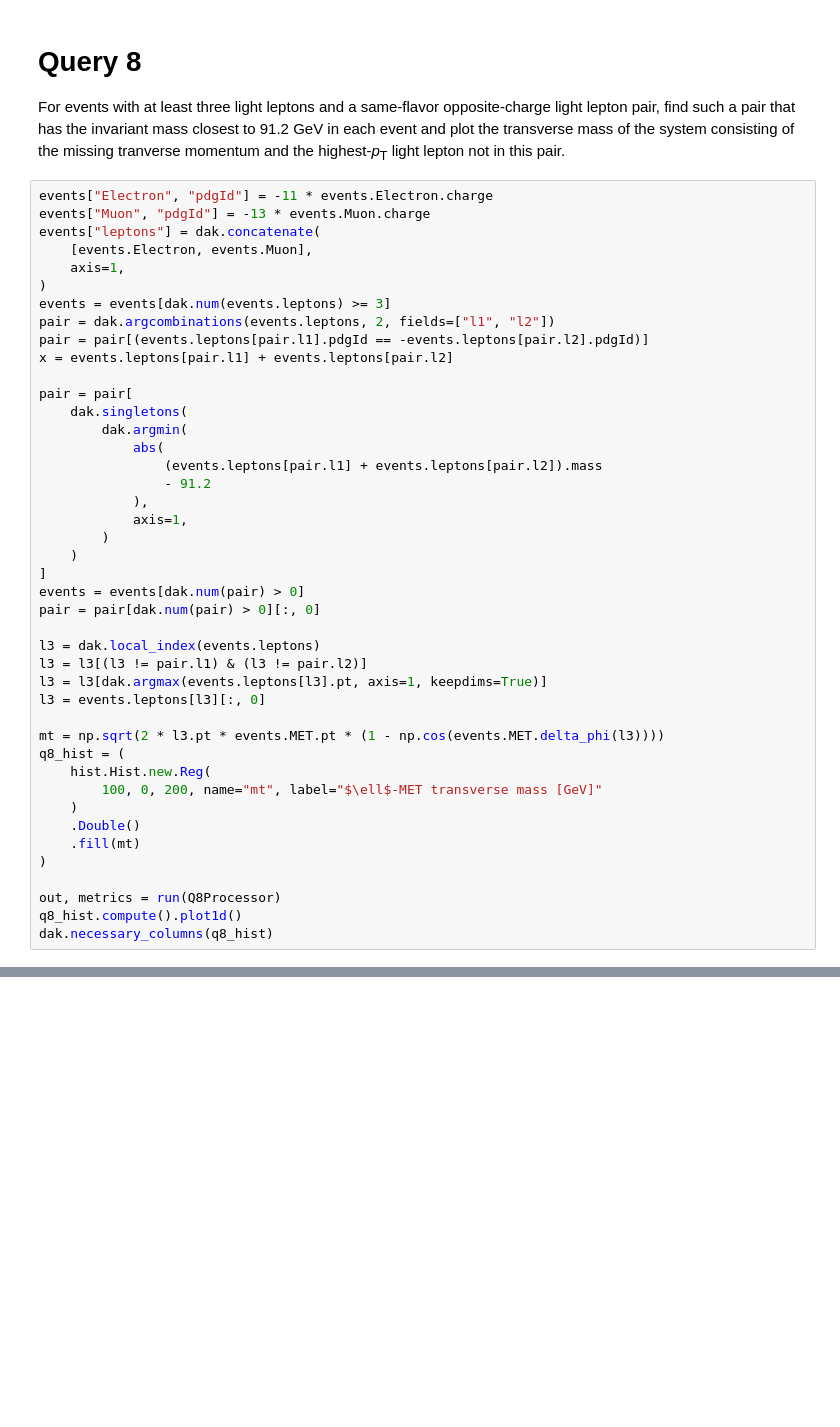
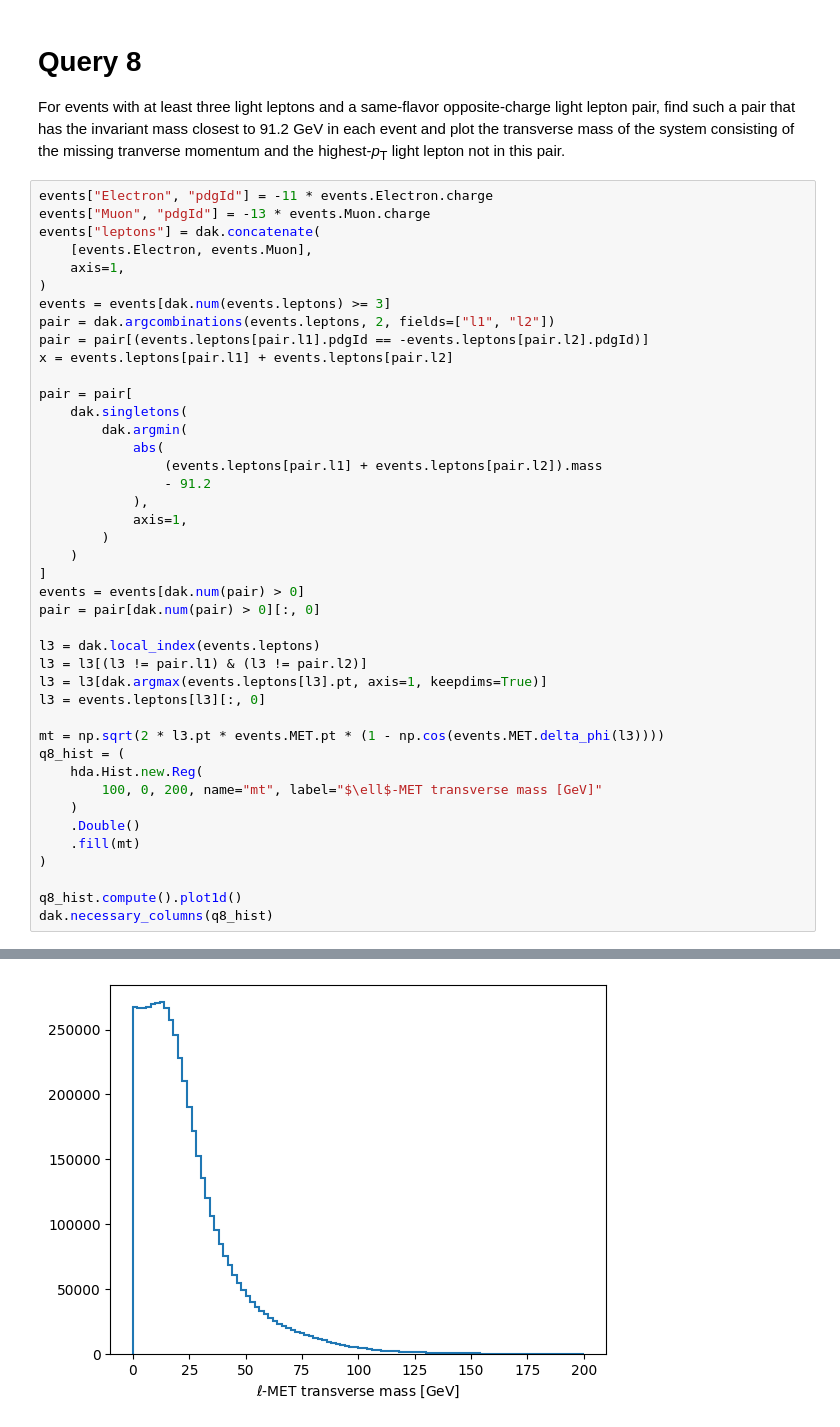
Before and after one commit to mats-playground/coffea-benchmarks, a Jupyter notebook: coffea-adl-benchmarks.ipynb, the cells around one changed output, grey strips where cells are left out. Drawn from its saved outputs; the diff is of its cells as text; blank space fills up the shorter version.

```diff
--- a/coffea-adl-benchmarks.ipynb
+++ b/coffea-adl-benchmarks.ipynb
@@ -270,14 +268,13 @@ l3 = events.leptons[l3][:, 0]
 
 mt = np.sqrt(2 * l3.pt * events.MET.pt * (1 - np.cos(events.MET.delta_phi(l3))))
 q8_hist = (
-    hist.Hist.new.Reg(
+    hda.Hist.new.Reg(
         100, 0, 200, name="mt", label="$\ell$-MET transverse mass [GeV]"
     )
     .Double()
     .fill(mt)
 )
 
-out, metrics = run(Q8Processor)
 q8_hist.compute().plot1d()
 dak.necessary_columns(q8_hist)
 # %% [output]
@@ -286,0 +293 @@ See if this has been reported at https://github.com/scikit-hep/awkward/issues
+[figure, added]
```
Also changed, not shown: parts of 9 cells of this notebook.
